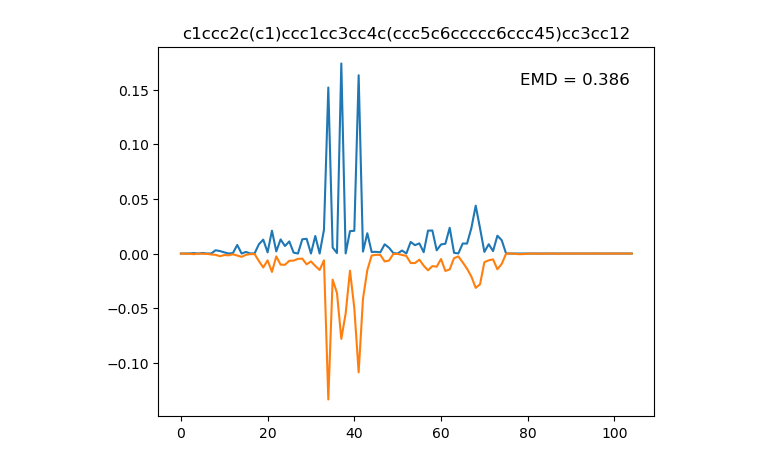
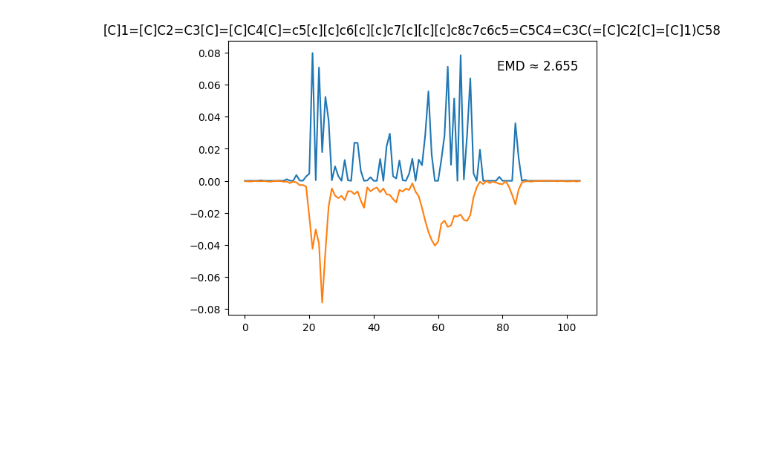
Before and after one commit to AFelixLiu/mlp-ir-repro, a Jupyter notebook: ML4IR_implementation.ipynb, the cells around one changed output. Saved outputs shown, nothing was run; the diff lists cells and outputs as text; code cells hidden in the pictures; blank space fills up the shorter version.

```diff
--- a/ML4IR_implementation.ipynb
+++ b/ML4IR_implementation.ipynb
@@ -1,17 +14,11 @@
 # %%
-import json
-from ML4IR_components import *
-import pickle
-import matplotlib.pyplot as plt
-from enum import Enum, auto
-
 class Mode(Enum):
     TRAIN = auto()  # Trains a model
     TRAIN_SAVE = auto()  # Trains and saves a model
     LOAD = auto()  # Loads the saved model
 
 # Change this variable to swap between different behaviours
-MODE = Mode.LOAD
+MODE = Mode.TRAIN_SAVE
 # %%
 if MODE is Mode.TRAIN or MODE is Mode.TRAIN_SAVE:
     def load_smiles(filename):
@@ -83,11 +94,5 @@ INFO:tensorflow:Assets written to: MODEL_2/assets
-# %%
-if MODE is Mode.LOAD:
-    DATA = pickle.load(open("DATA.pck", "rb"))
-    model = keras.models.load_model("MODEL", custom_objects={ 'EMDloss': EMDloss, 'K': K })
-    DATA_1 = pickle.load(open("DATA_1.pck", "rb"))
-    model_1 = keras.models.load_model("MODEL_1", custom_objects={ 'EMDloss': EMDloss, 'K': K })
-    DATA_2 = pickle.load(open("DATA_2.pck", "rb"))
-    model_2 = keras.models.load_model("MODEL_2", custom_objects={ 'EMDloss': EMDloss, 'K': K })
-    DATA_3 = pickle.load(open("DATA_3.pck", "rb"))
-    model_3 = keras.models.load_model("MODEL_3", custom_objects={ 'EMDloss': EMDloss, 'K': K })
+# %%
+if MODE is Mode.LOAD:
+    DATA = pickle.load(open("DATA.pck", "rb"))
+    model = keras.models.load_model("Saved_Model.keras", custom_objects={ 'EMDloss': EMDloss, 'K': K })
 # %%
@@ -121,18 +117,18 @@ _=PlotHist(DATA_3, model_3)
 # %%
-def PredictFromSMILES(smiles, DATA, model):
-    X = GenerateFP(smiles, DATA["IDs"])
+def PredictFromSMILES(smiles_, DATA_, model_):
+    X = GenerateFP(smiles_, DATA_["IDs"])
 
-    Y_pred = model.predict(X.reshape(1,-1))
-    Y_pred = Y_pred / np.sum(Y_pred)
+    Y_pred_ = model_.predict(X.reshape(1, -1))
+    Y_pred_ = Y_pred_ / np.sum(Y_pred_)
 
-    return Y_pred.flatten()
+    return Y_pred_.flatten()
 # %%
 example_idx = 0
-examplesmiles = DATA_3["smiles_test"][example_idx]
+examplesmiles = DATA["smiles_test"][example_idx]
 
 Y_pred = PredictFromSMILES(examplesmiles, DATA, model)
 
-Y = DATA_3["Y_test"][example_idx]
+Y = DATA["Y_test"][example_idx]
 Y = Y/np.sum(Y)
 
 loss_EMD = round(np.sum(np.abs(np.cumsum(Y-Y_pred))), 3)
@@ -140,7 +136,7 @@ loss_EMD = round(np.sum(np.abs(np.cumsum(Y-Y_pred))), 3)
 plt.title(examplesmiles)
 plt.plot(Y)
 plt.plot(-Y_pred)
-plt.text(0.95, 0.93, f'EMD = {loss_EMD}', horizontalalignment='right', verticalalignment='top',
+plt.text(0.95, 0.93, f'EMD ≈ {loss_EMD}', horizontalalignment='right', verticalalignment='top',
          transform=plt.gca().transAxes, fontsize=12)
 plt.show()
 # %% [output]
@@ -148 +144 @@ plt.show()
-[figure, old version]
+[figure, new version]
```
Also changed, not shown: parts of 4 cells of this notebook, 4 other files.
